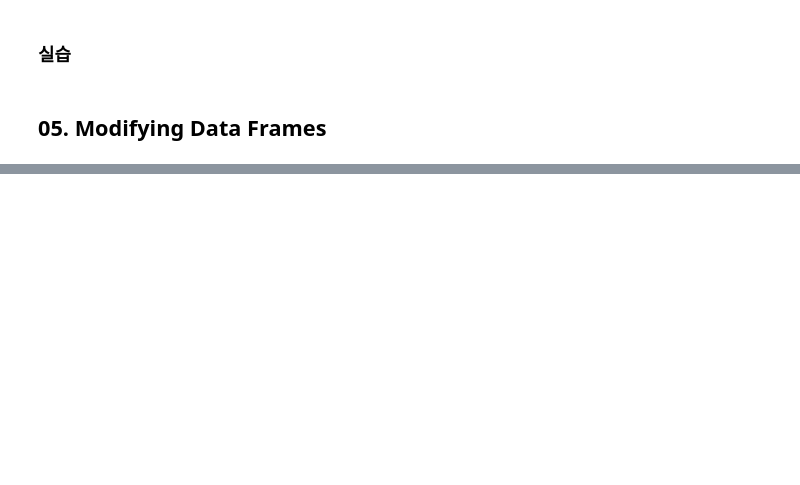
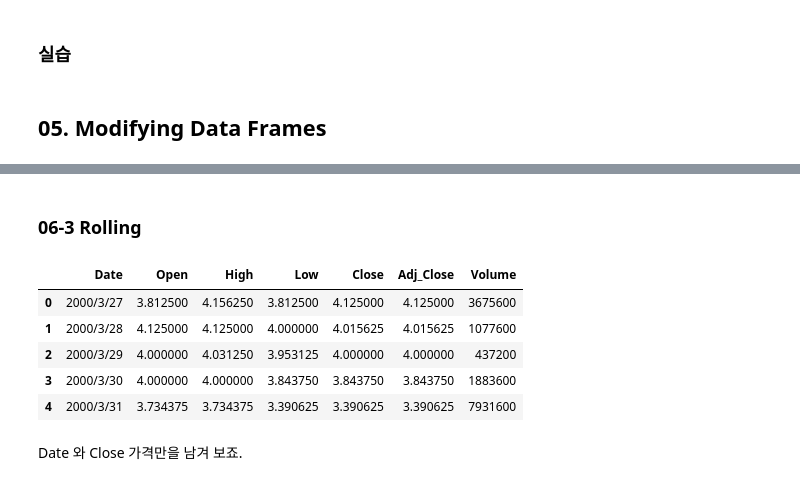
Before and after one commit to RayleighKim/M07_Numpy-Pandas_with_google_colab, a Jupyter notebook: 72_Pandas.ipynb, the cells around one changed output, grey strips where cells are left out. Drawn from its saved outputs; the diff is of its cells as text; code cells hidden in the pictures; blank space fills up the shorter version.

```diff
--- a/72_Pandas.ipynb
+++ b/72_Pandas.ipynb
@@ -267,0 +750,2 @@ print("------")
+# %% [markdown]
+### 06-3 Rolling
@@ -267,0 +754,12 @@ print("------")
+# %%
+stock = pd.read_csv('https://raw.githubusercontent.com/RayleighKim/Example_datasets/master/Stock_Edwards_Lifesciences_corporation.csv')
+stock.head()
+# %% [output]
+|  | Date | Open | High | Low | Close | Adj_Close | Volume |
+| 0 | 2000/3/27 | 3.812500 | 4.156250 | 3.812500 | 4.125000 | 4.125000 | 3675600 |
+| 1 | 2000/3/28 | 4.125000 | 4.125000 | 4.000000 | 4.015625 | 4.015625 | 1077600 |
+| 2 | 2000/3/29 | 4.000000 | 4.031250 | 3.953125 | 4.000000 | 4.000000 | 437200 |
+| 3 | 2000/3/30 | 4.000000 | 4.000000 | 3.843750 | 3.843750 | 3.843750 | 1883600 |
+| 4 | 2000/3/31 | 3.734375 | 3.734375 | 3.390625 | 3.390625 | 3.390625 | 7931600 |
+# %% [markdown]
+Date 와 Close 가격만을 남겨 보죠.
```
Also changed, not shown: parts of 80 cells of this notebook.
